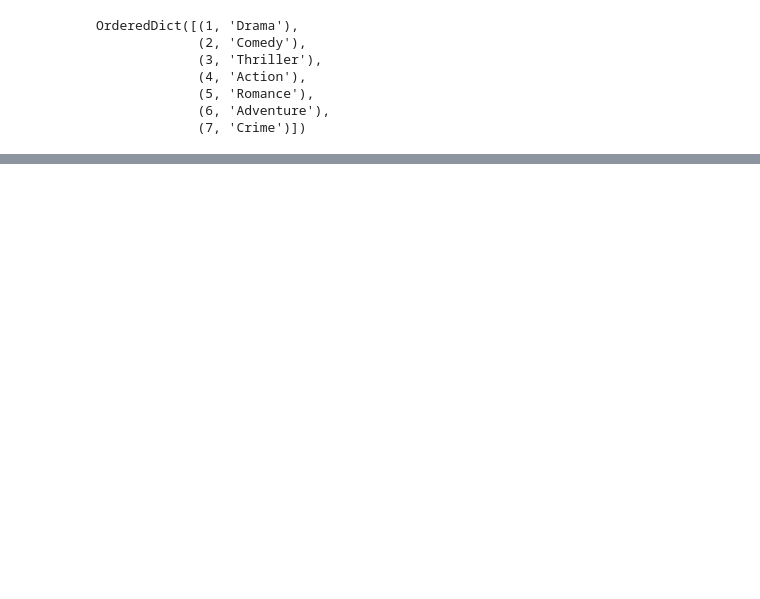
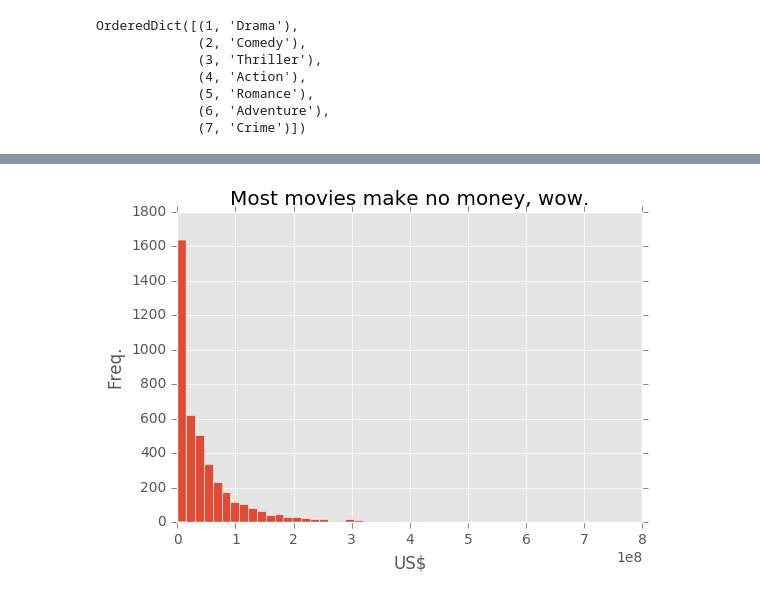
Before and after one commit to QuinnLee/cs109-project, a Jupyter notebook: notebooks/milestone_2/aa_ML2.ipynb, the cells around one changed output, grey strips where cells are left out. Saved outputs shown, nothing was run; the diff lists cells and outputs as text; code cells hidden in the pictures; blank space fills up the shorter version.

```diff
--- a/notebooks/milestone_2/aa_ML2.ipynb
+++ b/notebooks/milestone_2/aa_ML2.ipynb
@@ -131,26 +129,26 @@ stops = set(nltk.corpus.stopwords.words('english'))
 all_words_ever = []
 
 def add_cols_for_all_words(row):
-    if row['summary'] is not None:
-        words = nltk.word_tokenize(row['summary'])
+    if row['overview'] is not None:
+        words = nltk.word_tokenize(row['overview'])
         words = [word.lower() for word in words if len(word) > 1 and word not in stops]
         all_words_ever.extend(words)
     return row
 
 def parse_words(row):
-    words = nltk.word_tokenize(row['summary'])
+    words = nltk.word_tokenize(row['overview'])
     words = [word.lower() for word in words if len(word) > 1 and word not in stops]
     for word in words:
         row[unidecode(word)] += 1
     return row
 # %%
-small = small.apply(lambda x: add_cols_for_all_words(x), axis = 1)
+df = df.apply(lambda x: add_cols_for_all_words(x), axis = 1)
 
 for word in all_words_ever:
-    small[unidecode(word)] = 0
+    df[unidecode(word)] = 0
 
-small = small.apply(lambda x: parse_words(x), axis = 1)
+df = df.apply(lambda x: parse_words(x), axis = 1)
 
-print(small.shape)
-small.head()
+print(df.shape)
+df.head()
 # %% [output]
@@ -164,0 +156,8 @@ small.head()
+# %%
+df['gross'].hist(bins = 50)
+plt.title('Most movies make no money, wow.')
+plt.xlabel('US$')
+plt.ylabel('Freq.')
+plt.show()
+# %% [output]
+[figure, added]
```
Also changed, not shown: parts of 15 cells of this notebook.
